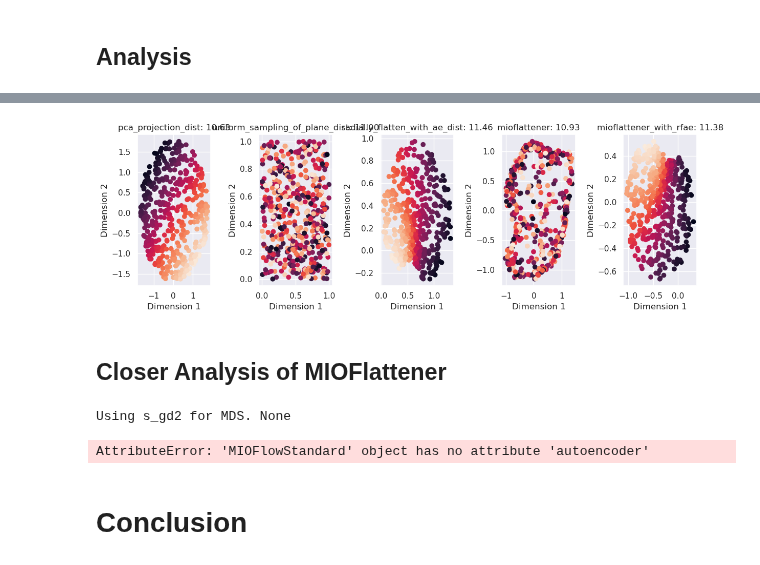
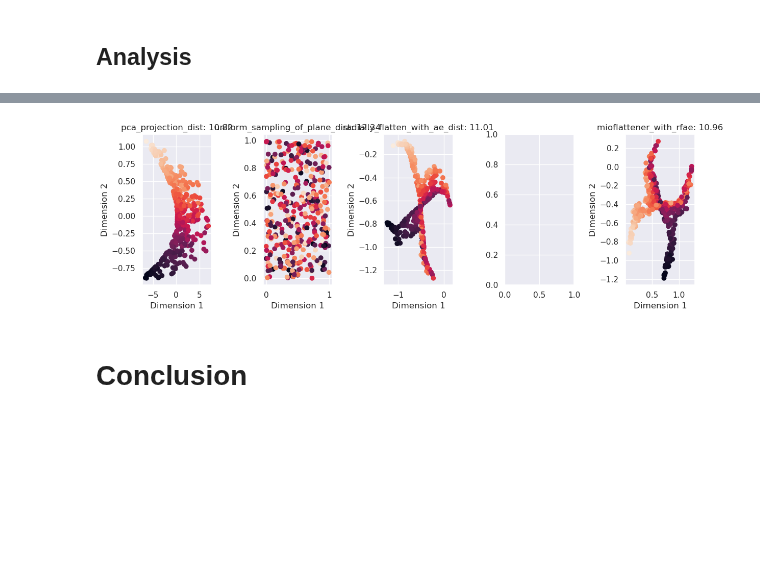
Before and after one commit to professorwug/diffusion-curvature, a Jupyter notebook: nbs/experiments/3f-Sampling-Semifinals.ipynb, the cells around one changed output, grey strips where cells are left out. Drawn from its saved outputs; the diff is of its cells as text; code cells hidden in the pictures; blank space fills up the shorter version.

```diff
--- a/nbs/experiments/3f-Sampling-Semifinals.ipynb
+++ b/nbs/experiments/3f-Sampling-Semifinals.ipynb
@@ -102,7 +102,7 @@ else:
         X, ks = paraboloid(n=n_points_per_ds, a = r, b = -r,use_guide_points=True)
         # These saddles are square; the flatteners will expect circles.
         # keep just the points with x,y distance close to origin
-        X = X[np.linalg.norm(X[:,:2]) < 1]
+        X = X[np.linalg.norm(X[:,:2],axis=-1) < 1]
         neighbs.append(
             {
                 'X':X,
@@ -124,5 +137,5 @@ loaded saved dataframe
 # %%
-X, ks = paraboloid(n=500, a = 2, b = -2,use_guide_points=True)
+X, ks = paraboloid(n=500, a = 1, b = -1,use_guide_points=True)
 # These saddles are square; the flatteners will expect circles.
 # keep just the points with x,y distance close to origin
 X = X[np.linalg.norm(X[:,:2],axis=-1) < 1]
@@ -200,14 +213,14 @@ def visualize_row_of_flattenings(df, i):
     x = row['pca_projection']
     y = row['uniform_sampling_of_plane']
     z = row['radially_flatten_with_ae']
-    zz = row['mioflattener']
+    # zz = row['mioflattener']
     zzz = row['mioflattener_with_rfae']
 
     labels = {
         'pca_projection': row['pca_projection_dist'],
         'uniform_sampling_of_plane': row['uniform_sampling_of_plane_dist'],
         'radially_flatten_with_ae': row['radially_flatten_with_ae_dist'],
-        'mioflattener': row['mioflattener_dist'],
+        # 'mioflattener': row['mioflattener_dist'],
         'mioflattener_with_rfae': row['mioflattener_with_rfae_dist'],
 
     }
@@ -229,10 +242,10 @@ def visualize_row_of_flattenings(df, i):
     axs[2].set_xlabel('Dimension 1')
     axs[2].set_ylabel('Dimension 2')
 
-    axs[3].scatter(zz[:, 0], zz[:, 1],c=bb[:,0])
-    axs[3].set_title('mioflattener: {:.2f}'.format(labels['mioflattener']))
-    axs[3].set_xlabel('Dimension 1')
-    axs[3].set_ylabel('Dimension 2')
+    # axs[3].scatter(zz[:, 0], zz[:, 1],c=bb[:,0])
+    # axs[3].set_title('mioflattener: {:.2f}'.format(labels['mioflattener']))
+    # axs[3].set_xlabel('Dimension 1')
+    # axs[3].set_ylabel('Dimension 2')
 
     axs[4].scatter(zzz[:, 0], zzz[:, 1],c=bb[:,0])
     axs[4].set_title('mioflattener_with_rfae: {:.2f}'.format(labels['mioflattener_with_rfae']))
@@ -308,4 +367,4 @@ LOCAL_RANK: 0 - CUDA_VISIBLE_DEVICES: [0,1]
 Using s_gd2 for MDS. None
 ... (17 outputs left out)
 # %%
-Neighborhoods = semifinal_flattener(Neighborhoods, mioflattener, recompute=False)
+# Neighborhoods = semifinal_flattener(Neighborhoods, mioflattener, recompute=False)
@@ -406,6 +483,4 @@ Neighborhoods[["ks","pca_projection_dist","radially_flatten_with_ae_dist","unifo
 # %%
-visualize_row_of_flattenings(Neighborhoods,1)
+visualize_row_of_flattenings(Neighborhoods,13)
 # %% [output]
-[figure, old version]
+[figure, new version]
-# %% [markdown]
-## Closer Analysis of MIOFlattener
@@ -416,5 +486,0 @@ MF = MIOFlowStandard(embedding_dimension=2, n_epochs_ode=400)
-# %%
-flattened_array = MF.fit_transform(testarray)
-# %% [output]
-Using s_gd2 for MDS. None
-AttributeError: 'MIOFlowStandard' object has no attribute 'autoencoder'
```
Also changed, not shown: parts of 16 cells of this notebook, 14 other files.
